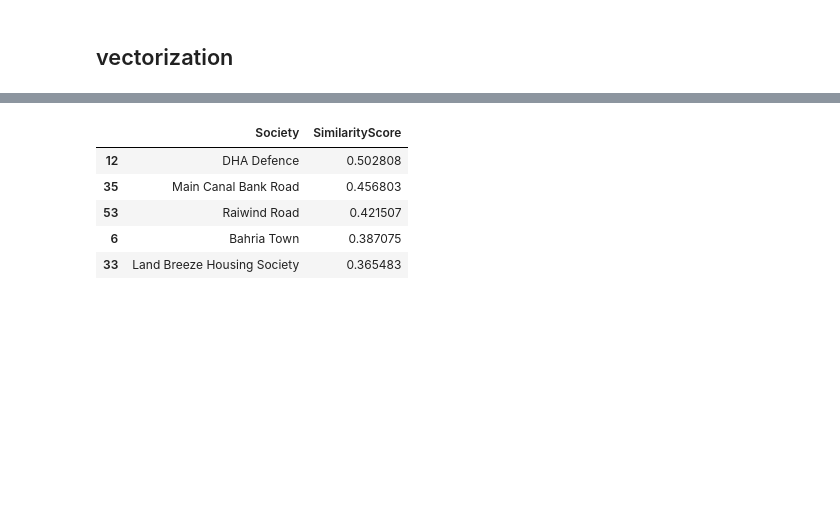
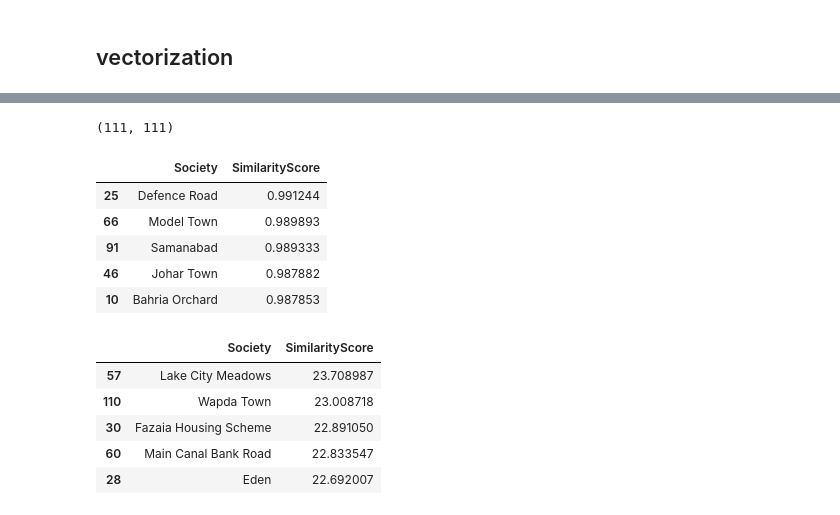
Before and after one commit to zeeshanAhmed2798/real-estate-intelligence-sys, a Jupyter notebook: Data Cleaning/recomender_system.ipynb, the cells around one changed output, grey strips where cells are left out. Saved outputs shown, nothing was run; the diff lists cells and outputs as text; code cells hidden in the pictures; blank space fills up the shorter version.

```diff
--- a/Data Cleaning/recomender_system.ipynb
+++ b/Data Cleaning/recomender_system.ipynb
@@ -252,5 +321,6 @@ Name: count, Length: 2574, dtype: int64
 # %%
-# 2. Description-based society df
+df['Description'] = df['Description'].fillna('').astype(str)
+
 society_desc_df = df.groupby('Society').agg({
     'Description': ' '.join
 }).reset_index()
@@ -260,6 +330,10 @@ tfidf_matrix = tfidf_vectorizer.fit_transform(
 )
 # %%
 cosine_sim2 = cosine_similarity(tfidf_matrix, tfidf_matrix)
+# %%
+cosine_sim2.shape
+# %% [output]
+(111, 111)
 # %%
 def recommend_societies(society_name, cosine_sim=cosine_sim2):
 
@@ -292,11 +366,54 @@ def recommend_societies(society_name, cosine_sim=cosine_sim2):
 
     return recommendations_df
 # %%
-recommend_societies("Gulberg")
+recommend_societies("Raiwind Road")
 # %% [output]
 |  | Society | SimilarityScore |
-| 12 | DHA Defence | 0.502808 |
-| 35 | Main Canal Bank Road | 0.456803 |
-| 53 | Raiwind Road | 0.421507 |
-| 6 | Bahria Town | 0.387075 |
-| 33 | Land Breeze Housing Society | 0.365483 |
+| 25 | Defence Road | 0.991244 |
+| 66 | Model Town | 0.989893 |
+| 91 | Samanabad | 0.989333 |
+| 46 | Johar Town | 0.987882 |
+| 10 | Bahria Orchard | 0.987853 |
+# %%
+def recommend_societies_with_scores(society_name, top_n=5):
+
+    # combine similarities
+    cosine_sim_matrix = (20 * cosine_sim1) + (10 * cosine_sim2)
+
+    # get index
+    idx = society_feature_df[
+        society_feature_df['Society'] == society_name
+    ].index[0]
+
+    # similarity scores
+    sim_scores = list(enumerate(cosine_sim_matrix[idx]))
+
+    # sort
+    sim_scores = sorted(
+        sim_scores,
+        key=lambda x: x[1],
+        reverse=True
+    )
+
+    # top recommendations
+    sim_scores = sim_scores[1:top_n+1]
+
+    # indices
+    society_indices = [i[0] for i in sim_scores]
+
+    # dataframe
+    recommendations_df = pd.DataFrame({
+        'Society': society_feature_df['Society'].iloc[society_indices],
+        'SimilarityScore': [i[1] for i in sim_scores]
+    })
+
+    return recommendations_df
+# %%
+recommend_societies_with_scores('Raiwind Road')
+# %% [output]
+|  | Society | SimilarityScore |
+| 57 | Lake City Meadows | 23.708987 |
+| 110 | Wapda Town | 23.008718 |
+| 30 | Fazaia Housing Scheme | 22.891050 |
+| 60 | Main Canal Bank Road | 22.833547 |
+| 28 | Eden | 22.692007 |
```
Also changed, not shown: parts of 17 cells of this notebook.
